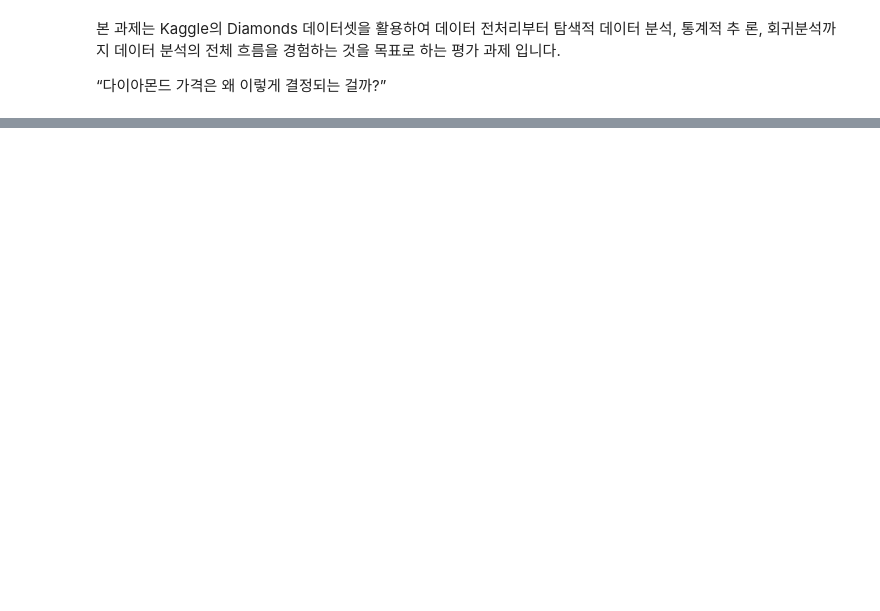
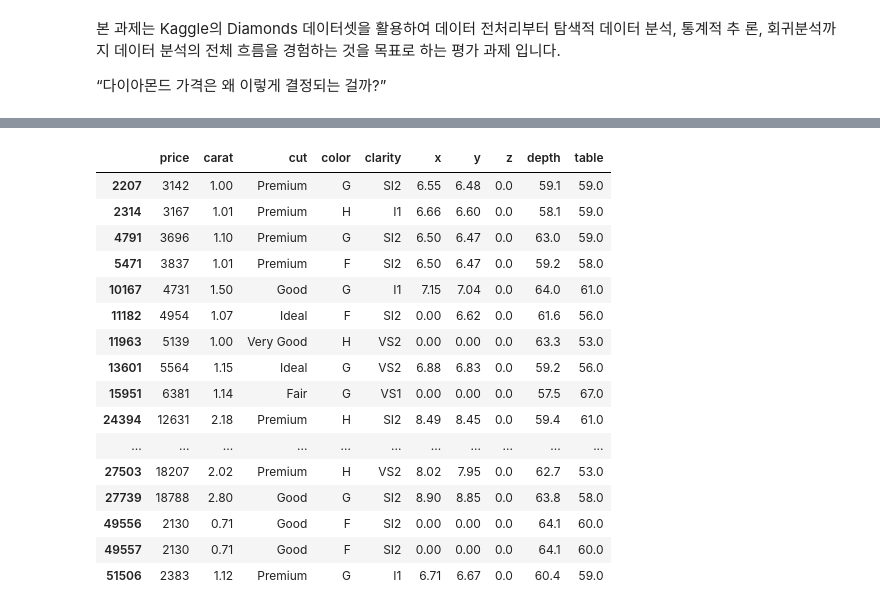
Before and after one commit to jyhong0207-netizen/python-study, a Jupyter notebook: DATA ANALYSIS BASIC/다이아몬드 과제.ipynb, the cells around one changed output, grey strips where cells are left out. Saved outputs shown, nothing was run; the diff lists cells and outputs as text; code cells hidden in the pictures; blank space fills up the shorter version.

```diff
--- a/DATA ANALYSIS BASIC/다이아몬드 과제.ipynb
+++ b/DATA ANALYSIS BASIC/다이아몬드 과제.ipynb
@@ -70,0 +173,20 @@ None
+# %%
+origin[(origin['x'] == 0) | (origin['y'] == 0) | (origin['z'] == 0)]
+# %% [output]
+|  | price | carat | cut | color | clarity | x | y | z | depth | table |
+| 2207 | 3142 | 1.00 | Premium | G | SI2 | 6.55 | 6.48 | 0.0 | 59.1 | 59.0 |
+| 2314 | 3167 | 1.01 | Premium | H | I1 | 6.66 | 6.60 | 0.0 | 58.1 | 59.0 |
+| 4791 | 3696 | 1.10 | Premium | G | SI2 | 6.50 | 6.47 | 0.0 | 63.0 | 59.0 |
+| 5471 | 3837 | 1.01 | Premium | F | SI2 | 6.50 | 6.47 | 0.0 | 59.2 | 58.0 |
+| 10167 | 4731 | 1.50 | Good | G | I1 | 7.15 | 7.04 | 0.0 | 64.0 | 61.0 |
+| 11182 | 4954 | 1.07 | Ideal | F | SI2 | 0.00 | 6.62 | 0.0 | 61.6 | 56.0 |
+| 11963 | 5139 | 1.00 | Very Good | H | VS2 | 0.00 | 0.00 | 0.0 | 63.3 | 53.0 |
+| 13601 | 5564 | 1.15 | Ideal | G | VS2 | 6.88 | 6.83 | 0.0 | 59.2 | 56.0 |
+| 15951 | 6381 | 1.14 | Fair | G | VS1 | 0.00 | 0.00 | 0.0 | 57.5 | 67.0 |
+| 24394 | 12631 | 2.18 | Premium | H | SI2 | 8.49 | 8.45 | 0.0 | 59.4 | 61.0 |
+| ... | ... | ... | ... | ... | ... | ... | ... | ... | ... | ... |
+| 27503 | 18207 | 2.02 | Premium | H | VS2 | 8.02 | 7.95 | 0.0 | 62.7 | 53.0 |
+| 27739 | 18788 | 2.80 | Good | G | SI2 | 8.90 | 8.85 | 0.0 | 63.8 | 58.0 |
+| 49556 | 2130 | 0.71 | Good | F | SI2 | 0.00 | 0.00 | 0.0 | 64.1 | 60.0 |
+| 49557 | 2130 | 0.71 | Good | F | SI2 | 0.00 | 0.00 | 0.0 | 64.1 | 60.0 |
+| 51506 | 2383 | 1.12 | Premium | G | I1 | 6.71 | 6.67 | 0.0 | 60.4 | 59.0 |
```
Also changed, not shown: parts of 26 cells of this notebook, 1 other file.
